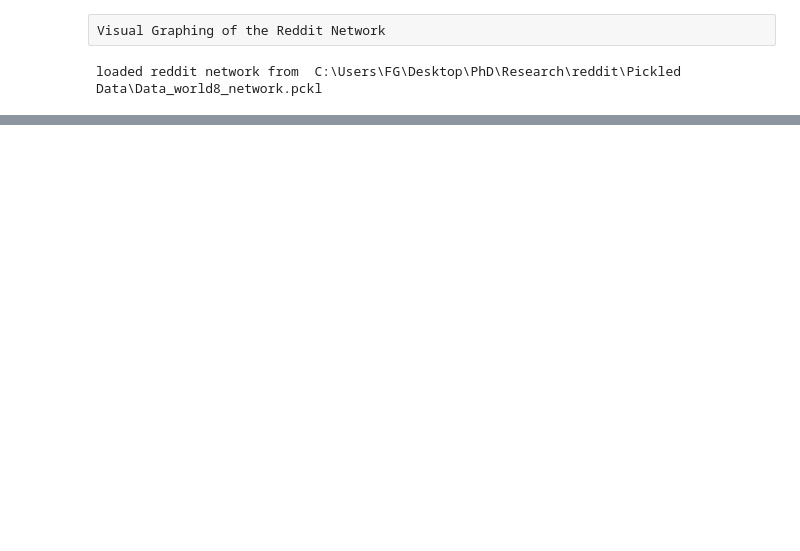
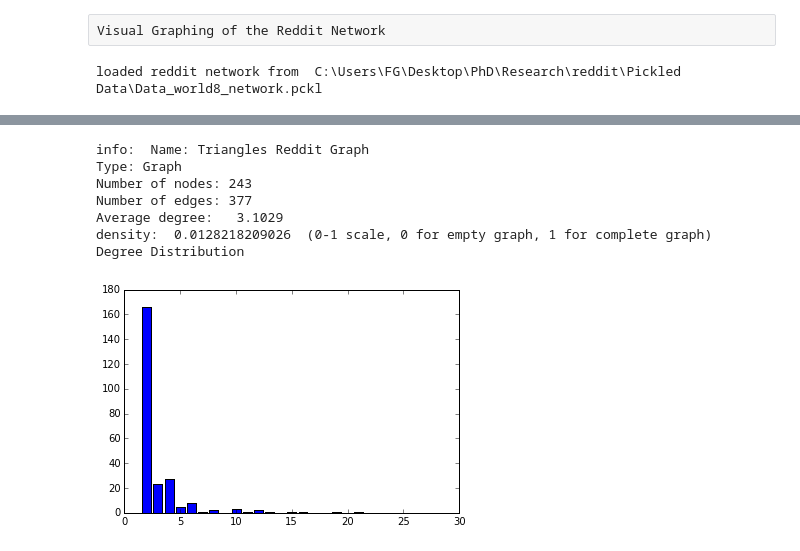
Before and after one commit to grezesf/Research, a Jupyter notebook: reddit/Network-Graph-Visualization.ipynb, the cells around one changed output, grey strips where cells are left out. Saved outputs shown, nothing was run; the diff lists cells and outputs as text; code cells hidden in the pictures; blank space fills up the shorter version.

```diff
--- a/reddit/Network-Graph-Visualization.ipynb
+++ b/reddit/Network-Graph-Visualization.ipynb
@@ -51,0 +96,21 @@ plt.show()
+# %%
+# Stats
+# print 'degrees:',nx.degree_histogram(reddit_graph)
+print 'info: ', nx.info(triangles_reddit_graph)
+print 'density: ', nx.density(triangles_reddit_graph), ' (0-1 scale, 0 for empty graph, 1 for complete graph)'
+
+# plot the degre dist
+print "Degree Distribution"
+hist=nx.degree_histogram(triangles_reddit_graph)
+plt.bar(range(len(hist)), hist, align='center')
+plt.xlim(0,30)
+plt.show()
+# %% [output]
+info:  Name: Triangles Reddit Graph
+Type: Graph
+Number of nodes: 243
+Number of edges: 377
+Average degree:   3.1029
+density:  0.0128218209026  (0-1 scale, 0 for empty graph, 1 for complete graph)
+Degree Distribution
+[figure, added]
```
Also changed, not shown: parts of 7 cells of this notebook, 3 other files.
